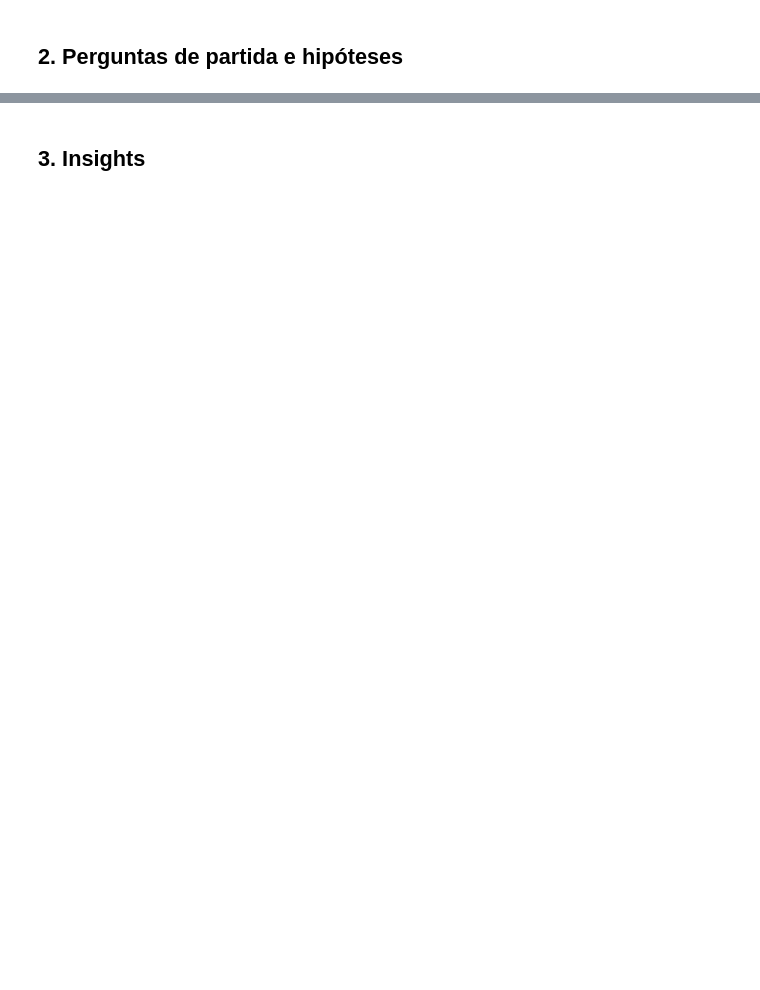
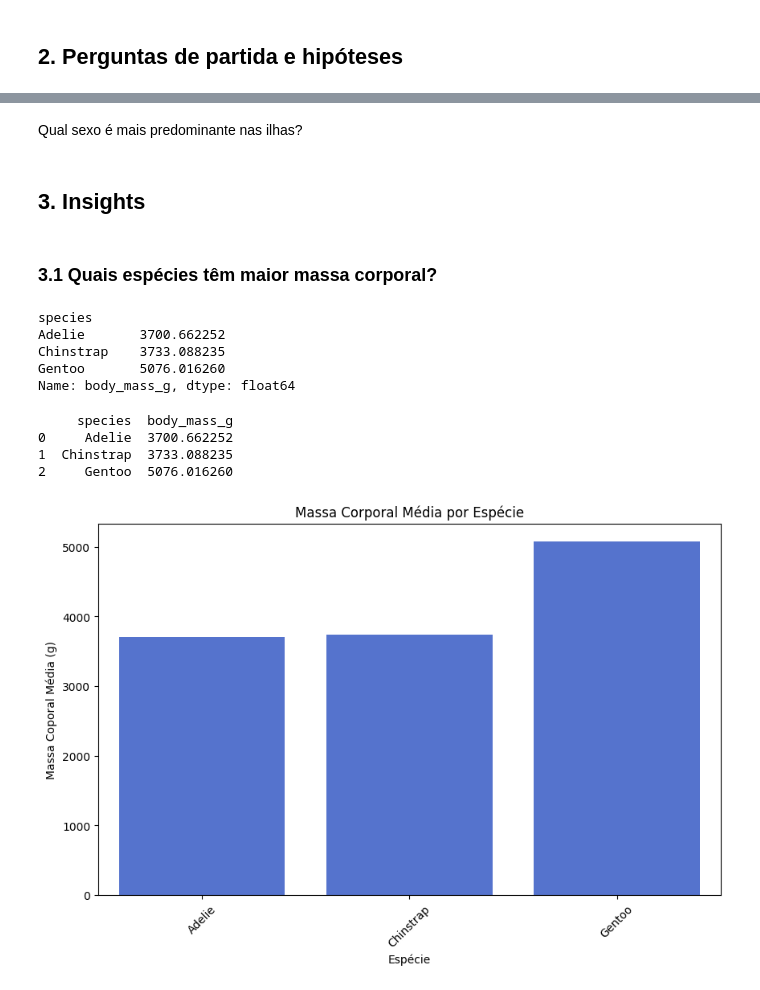
Before and after one commit to HalaneMoreira/avanti-bootcamp-cdd, a Jupyter notebook: notebooks/01-exploratory_data_analysis.ipynb, the cells around one changed output, grey strips where cells are left out. Cells and saved outputs as stored; diff of their text form; code cells hidden in the pictures; blank space fills up the shorter version.

```diff
--- a/notebooks/01-exploratory_data_analysis.ipynb
+++ b/notebooks/01-exploratory_data_analysis.ipynb
@@ -87,2 +93,32 @@ pinguins.head()
+# %% [markdown]
+Qual sexo é mais predominante nas ilhas?
 # %% [markdown]
 ## 3. Insights
+# %% [markdown]
+### 3.1 Quais espécies têm maior massa corporal?
+# %%
+pinguins.groupby('species')['body_mass_g'].mean()
+# %% [output]
+species
+Adelie       3700.662252
+Chinstrap    3733.088235
+Gentoo       5076.016260
+Name: body_mass_g, dtype: float64
+# %%
+massa_media= pinguins.groupby('species')['body_mass_g'].mean().reset_index()
+print(massa_media)
+# %% [output]
+     species  body_mass_g
+0     Adelie  3700.662252
+1  Chinstrap  3733.088235
+2     Gentoo  5076.016260
+# %%
+plt.figure(figsize=(10,6))
+sns.barplot(x='species', y='body_mass_g', data=massa_media, color='royalblue')
+plt.title('Massa Corporal Média por Espécie')
+plt.xlabel('Espécie')
+plt.ylabel('Massa Coporal Média (g)')
+plt.xticks(rotation=45)
+plt.show()
+# %% [output]
+[figure, added]
```
Also changed, not shown: parts of 19 cells of this notebook, 2 other files.
